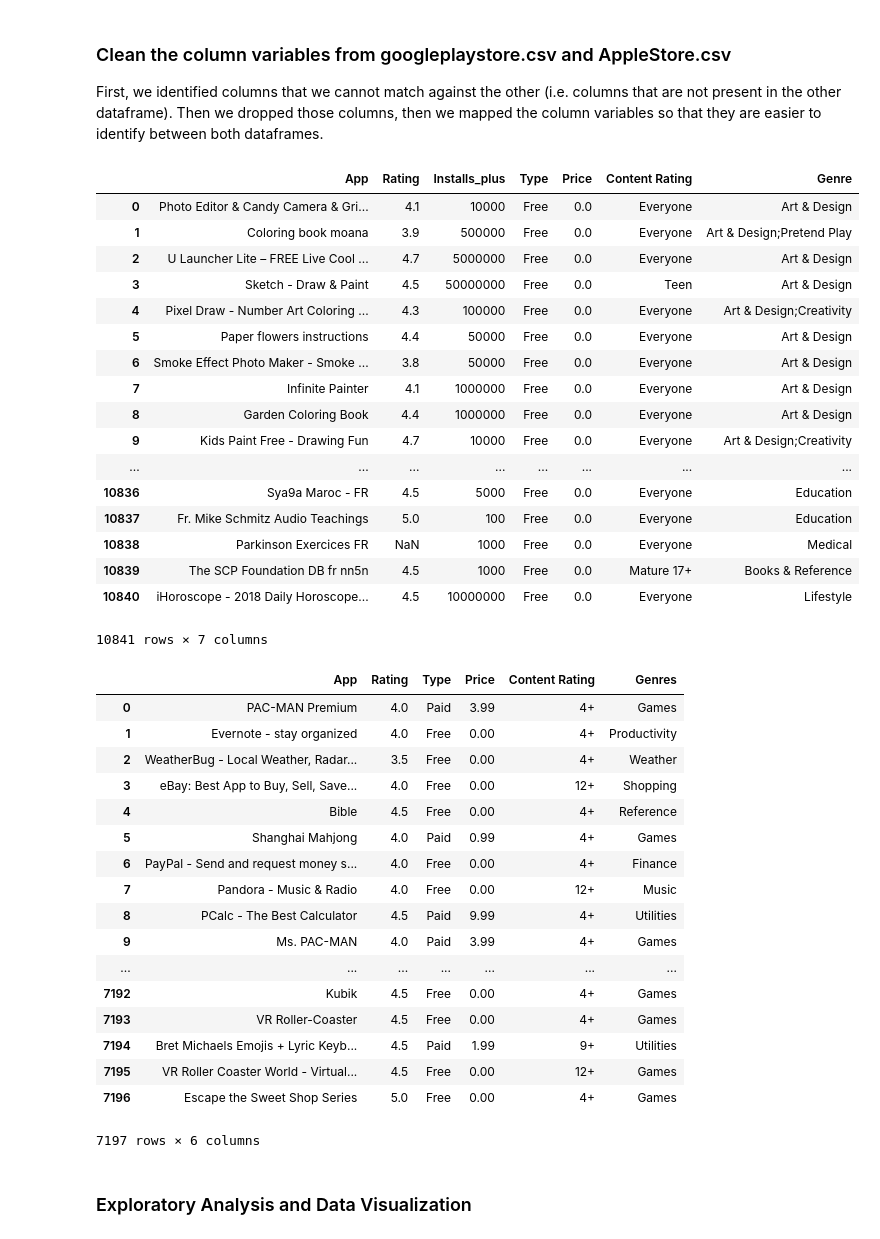
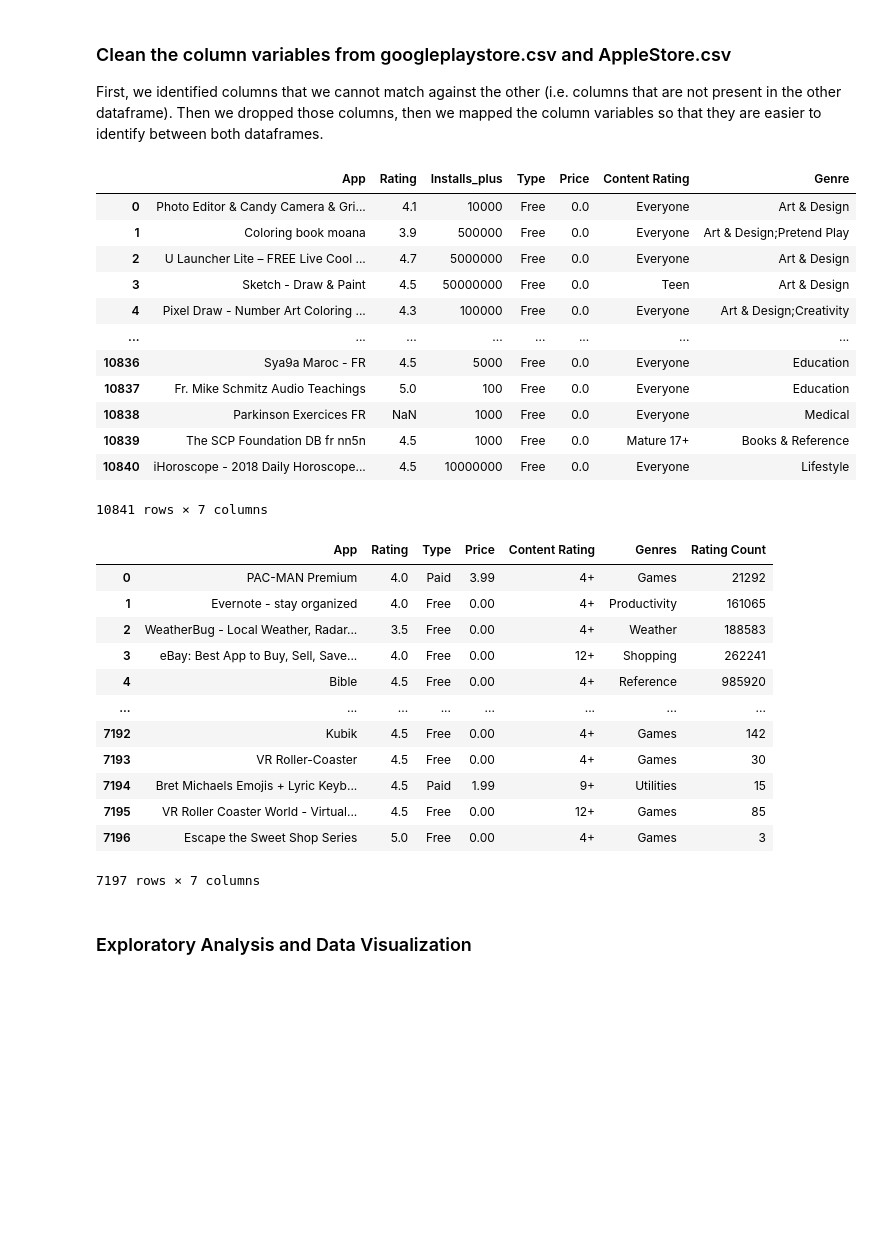
Before and after one commit to RJN-2B/DSLimNguyen, a Jupyter notebook: nb/Deliverable2.ipynb, the cells around one changed output. Drawn from its saved outputs; the diff is of its cells as text; code cells hidden in the pictures; blank space fills up the shorter version.

```diff
--- a/nb/Deliverable2.ipynb
+++ b/nb/Deliverable2.ipynb
@@ -92,50 +106,40 @@ ggplay_df = ggplay_df.rename(columns = {'Installs' : 'Installs_plus'})
 ggplay_df.Installs_plus.unique()
 ggplay_df.Installs_plus = ggplay_df.Installs_plus.astype('int64')
 # %%
-apple_df = apple_df.rename(columns = {'user_rating' : 'Rating','track_name' : 'App', 'ver' : 'Current Ver', 'price' : 'Price', 'prime_genre' : 'Genres', 'size_bytes' : 'Size', 'cont_rating' : 'Content Rating'})
-apple_df = apple_df.drop(['rating_count_tot','id', 'Size', 'Unnamed: 0','sup_devices.num', 'ipadSc_urls.num', 'lang.num', 'vpp_lic' , 'currency', 'Current Ver', 'user_rating_ver', 'rating_count_ver'], axis=1)
+apple_df = apple_df.rename(columns = {'user_rating' : 'Rating','track_name' : 'App', 'ver' : 'Current Ver', 'price' : 'Price', 'prime_genre' : 'Genres', 'size_bytes' : 'Size', 'cont_rating' : 'Content Rating', 'rating_count_tot' : 'Rating Count'})
+apple_df = apple_df.drop(['id', 'Size', 'Unnamed: 0','sup_devices.num', 'ipadSc_urls.num', 'lang.num', 'vpp_lic' , 'currency', 'Current Ver', 'user_rating_ver', 'rating_count_ver'], axis=1)
 apple_df['Type'] = np.where(apple_df['Price'] == 0.00, 'Free', 'Paid')
-apple_df = apple_df[['App', 'Rating', 'Type', 'Price', 'Content Rating', 'Genres']]
+apple_df = apple_df[['App', 'Rating', 'Type', 'Price', 'Content Rating', 'Genres', 'Rating Count']]
 
 display(ggplay_df)
 display(apple_df)
 # %% [output]
 |  | App | Rating | Installs_plus | Type | Price | Content Rating | Genre |
 | 0 | Photo Editor & Candy Camera & Gri... | 4.1 | 10000 | Free | 0.0 | Everyone | Art & Design |
 | 1 | Coloring book moana | 3.9 | 500000 | Free | 0.0 | Everyone | Art & Design;Pretend Play |
 | 2 | U Launcher Lite – FREE Live Cool ... | 4.7 | 5000000 | Free | 0.0 | Everyone | Art & Design |
 | 3 | Sketch - Draw & Paint | 4.5 | 50000000 | Free | 0.0 | Teen | Art & Design |
 | 4 | Pixel Draw - Number Art Coloring ... | 4.3 | 100000 | Free | 0.0 | Everyone | Art & Design;Creativity |
-| 5 | Paper flowers instructions | 4.4 | 50000 | Free | 0.0 | Everyone | Art & Design |
-| 6 | Smoke Effect Photo Maker - Smoke ... | 3.8 | 50000 | Free | 0.0 | Everyone | Art & Design |
-| 7 | Infinite Painter | 4.1 | 1000000 | Free | 0.0 | Everyone | Art & Design |
-| 8 | Garden Coloring Book | 4.4 | 1000000 | Free | 0.0 | Everyone | Art & Design |
-| 9 | Kids Paint Free - Drawing Fun | 4.7 | 10000 | Free | 0.0 | Everyone | Art & Design;Creativity |
 | ... | ... | ... | ... | ... | ... | ... | ... |
 | 10836 | Sya9a Maroc - FR | 4.5 | 5000 | Free | 0.0 | Everyone | Education |
 | 10837 | Fr. Mike Schmitz Audio Teachings | 5.0 | 100 | Free | 0.0 | Everyone | Education |
 | 10838 | Parkinson Exercices FR | NaN | 1000 | Free | 0.0 | Everyone | Medical |
 | 10839 | The SCP Foundation DB fr nn5n | 4.5 | 1000 | Free | 0.0 | Mature 17+ | Books & Reference |
 | 10840 | iHoroscope - 2018 Daily Horoscope... | 4.5 | 10000000 | Free | 0.0 | Everyone | Lifestyle |
 10841 rows × 7 columns
-|  | App | Rating | Type | Price | Content Rating | Genres |
-| 0 | PAC-MAN Premium | 4.0 | Paid | 3.99 | 4+ | Games |
-| 1 | Evernote - stay organized | 4.0 | Free | 0.00 | 4+ | Productivity |
-| 2 | WeatherBug - Local Weather, Radar... | 3.5 | Free | 0.00 | 4+ | Weather |
-| 3 | eBay: Best App to Buy, Sell, Save... | 4.0 | Free | 0.00 | 12+ | Shopping |
-| 4 | Bible | 4.5 | Free | 0.00 | 4+ | Reference |
-| 5 | Shanghai Mahjong | 4.0 | Paid | 0.99 | 4+ | Games |
-| 6 | PayPal - Send and request money s... | 4.0 | Free | 0.00 | 4+ | Finance |
-| 7 | Pandora - Music & Radio | 4.0 | Free | 0.00 | 12+ | Music |
-| 8 | PCalc - The Best Calculator | 4.5 | Paid | 9.99 | 4+ | Utilities |
-| 9 | Ms. PAC-MAN | 4.0 | Paid | 3.99 | 4+ | Games |
-| ... | ... | ... | ... | ... | ... | ... |
-| 7192 | Kubik | 4.5 | Free | 0.00 | 4+ | Games |
-| 7193 | VR Roller-Coaster | 4.5 | Free | 0.00 | 4+ | Games |
-| 7194 | Bret Michaels Emojis + Lyric Keyb... | 4.5 | Paid | 1.99 | 9+ | Utilities |
-| 7195 | VR Roller Coaster World - Virtual... | 4.5 | Free | 0.00 | 12+ | Games |
-| 7196 | Escape the Sweet Shop Series | 5.0 | Free | 0.00 | 4+ | Games |
+|  | App | Rating | Type | Price | Content Rating | Genres | Rating Count |
+| 0 | PAC-MAN Premium | 4.0 | Paid | 3.99 | 4+ | Games | 21292 |
+| 1 | Evernote - stay organized | 4.0 | Free | 0.00 | 4+ | Productivity | 161065 |
+| 2 | WeatherBug - Local Weather, Radar... | 3.5 | Free | 0.00 | 4+ | Weather | 188583 |
+| 3 | eBay: Best App to Buy, Sell, Save... | 4.0 | Free | 0.00 | 12+ | Shopping | 262241 |
+| 4 | Bible | 4.5 | Free | 0.00 | 4+ | Reference | 985920 |
+| ... | ... | ... | ... | ... | ... | ... | ... |
+| 7192 | Kubik | 4.5 | Free | 0.00 | 4+ | Games | 142 |
+| 7193 | VR Roller-Coaster | 4.5 | Free | 0.00 | 4+ | Games | 30 |
+| 7194 | Bret Michaels Emojis + Lyric Keyb... | 4.5 | Paid | 1.99 | 9+ | Utilities | 15 |
+| 7195 | VR Roller Coaster World - Virtual... | 4.5 | Free | 0.00 | 12+ | Games | 85 |
+| 7196 | Escape the Sweet Shop Series | 5.0 | Free | 0.00 | 4+ | Games | 3 |
-7197 rows × 6 columns
+7197 rows × 7 columns
 # %% [markdown]
 ### Exploratory Analysis and Data Visualization
 # %% [markdown]
```
Also changed, not shown: parts of 36 cells of this notebook.
